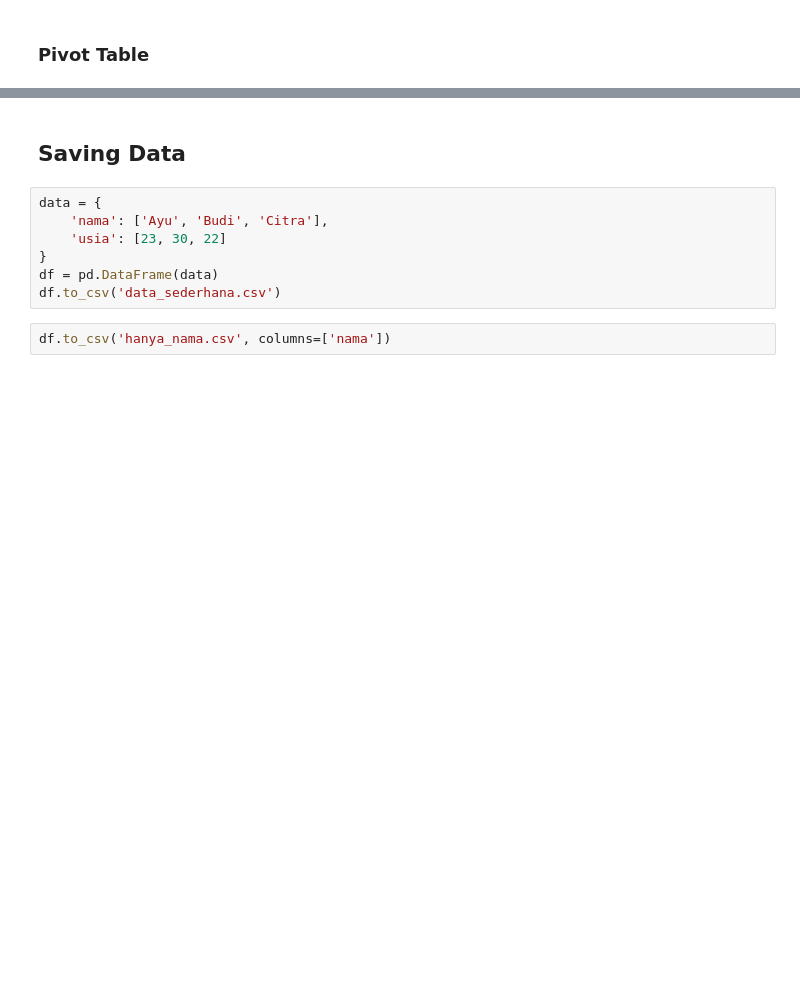
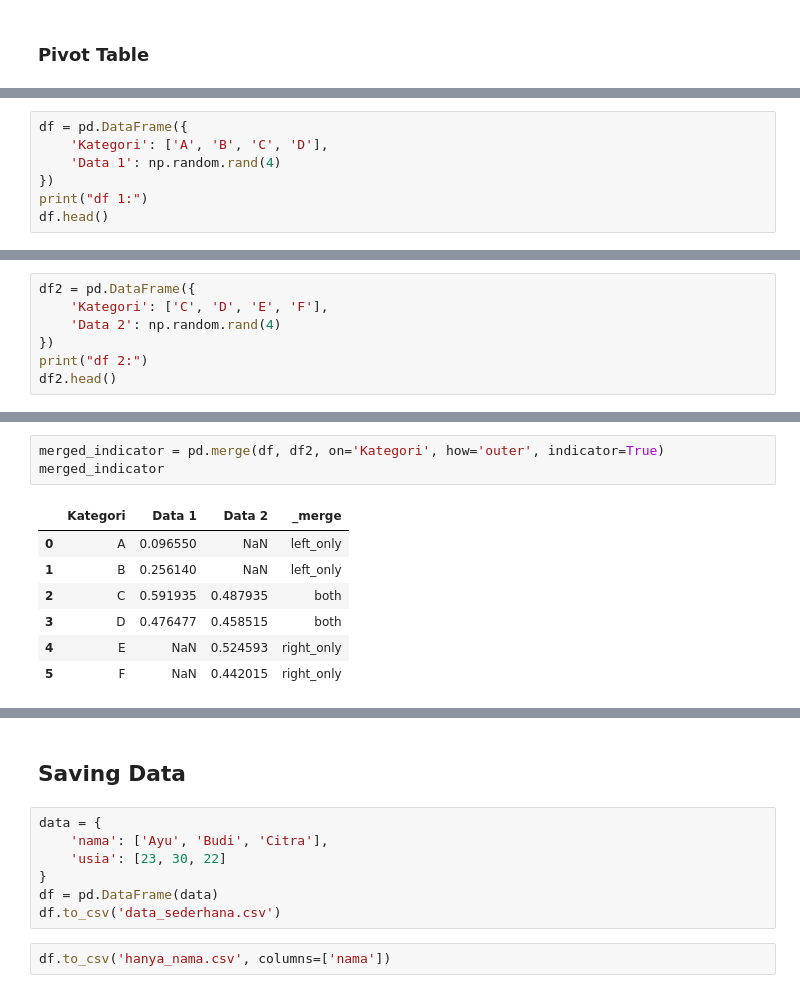
Before and after one commit to msfalif404/data-processing-pandas-cheathsheet, a Jupyter notebook: pandas_cheatsheet.ipynb, the cells around one changed output, grey strips where cells are left out. Drawn from its saved outputs; the diff is of its cells as text; blank space fills up the shorter version.

```diff
--- a/pandas_cheatsheet.ipynb
+++ b/pandas_cheatsheet.ipynb
@@ -1835,0 +1834,7 @@ pivot_simple
+# %%
+df = pd.DataFrame({
+    'Kategori': ['A', 'B', 'C', 'D'],
+    'Data 1': np.random.rand(4)
+})
+print("df 1:")
+df.head()
@@ -1835,0 +1848,7 @@ pivot_simple
+# %%
+df2 = pd.DataFrame({
+    'Kategori': ['C', 'D', 'E', 'F'],
+    'Data 2': np.random.rand(4)
+})
+print("df 2:")
+df2.head()
@@ -1835,0 +1914,11 @@ pivot_simple
+# %%
+merged_indicator = pd.merge(df, df2, on='Kategori', how='outer', indicator=True)
+merged_indicator
+# %% [output]
+|  | Kategori | Data 1 | Data 2 | _merge |
+| 0 | A | 0.096550 | NaN | left_only |
+| 1 | B | 0.256140 | NaN | left_only |
+| 2 | C | 0.591935 | 0.487935 | both |
+| 3 | D | 0.476477 | 0.458515 | both |
+| 4 | E | NaN | 0.524593 | right_only |
+| 5 | F | NaN | 0.442015 | right_only |
```
Also changed, not shown: parts of 31 cells of this notebook.
